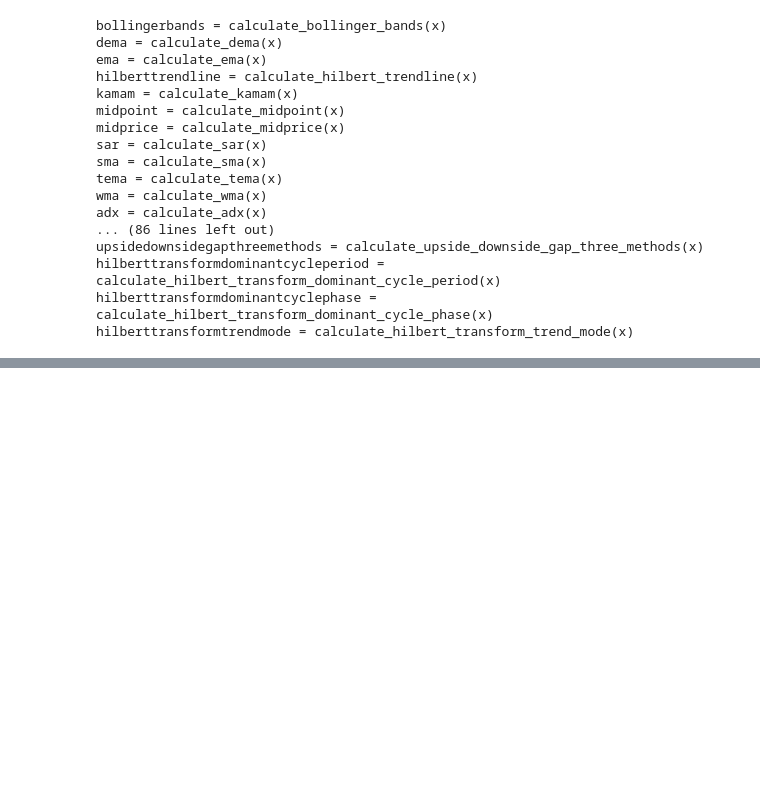
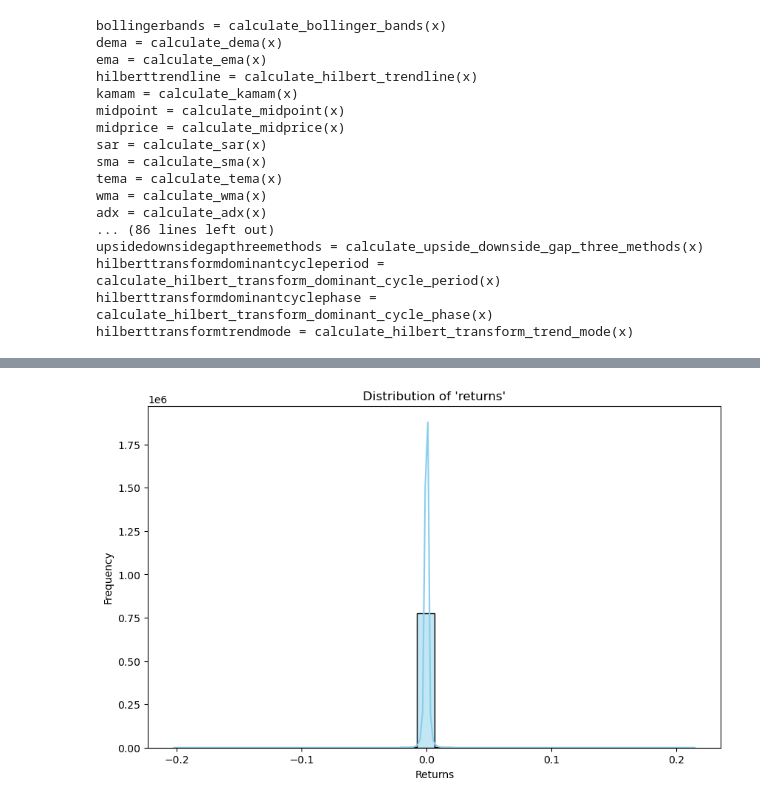
Before and after one commit to hwbarth/coin-prediction, a Jupyter notebook: data_prep.ipynb, the cells around one changed output, grey strips where cells are left out. Saved outputs shown, nothing was run; the diff lists cells and outputs as text; code cells hidden in the pictures; blank space fills up the shorter version.

```diff
--- a/data_prep.ipynb
+++ b/data_prep.ipynb
@@ -890,3 +860,5 @@ y
+# %%
+y.reset_index(inplace=True)
 # %%
 
 from sklearn.preprocessing import StandardScaler
@@ -900,7 +872,7 @@ scaled_features = scaler.fit_transform(features)
 
 # Step 3: Combine the scaled features with the timestamp
 scaled_df = pd.DataFrame(scaled_features)
-scaled_df['timestamp'] = timestamps  # Add the timestamp back
+# scaled_df['timestamp'] = timestamps  # Add the timestamp back
 
 # Display the result
 # print(scaled_df)
@@ -925,4 +879,4 @@ scaled_df['timestamp'] = timestamps  # Add the timestamp back
 # %%
 
-scaled_df['timestamp'] = X['timestamp']
-scaled_df
+# scaled_df['timestamp'] = X['timestamp']
+# scaled_df
@@ -942,0 +883,19 @@ scaled_df
+# %%
+# if y['timestamp'] == X['timestamp']:
+scaled_df = pd.concat([y['returns'], scaled_df], axis=1)
+scaled_df = pd.concat([X['timestamp'], scaled_df], axis=1)
+# else:
+#     raise
+# %%
+import matplotlib.pyplot as plt
+import seaborn as sns
+
+# Plotting the distribution of 'returns'
+plt.figure(figsize=(10, 6))
+sns.histplot(scaled_df['returns'], kde=True, bins=30, color='skyblue')  # histogram with KDE overlay
+plt.title("Distribution of 'returns'")
+plt.xlabel("Returns")
+plt.ylabel("Frequency")
+plt.show()
+# %% [output]
+[figure, added]
```
Also changed, not shown: parts of 20 cells of this notebook.
